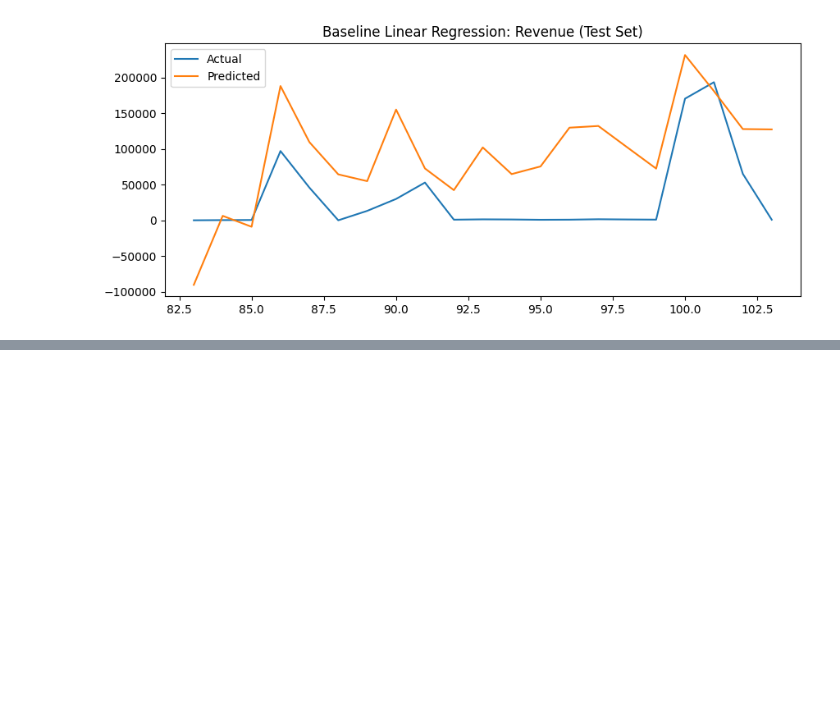
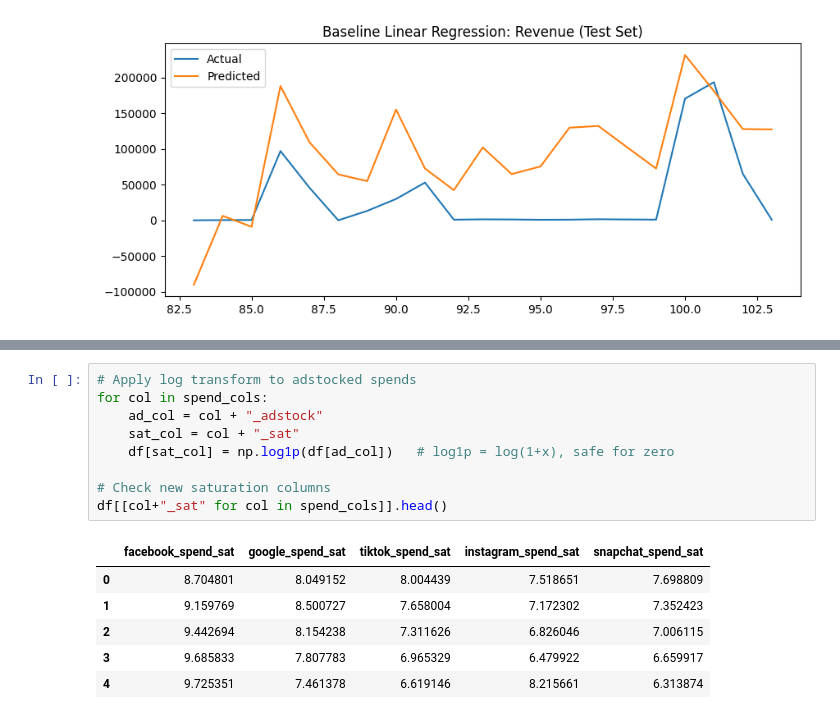
Before and after one commit to ddekshina/MMM-Assessment, a Jupyter notebook: notebooks/01_load_inspect.ipynb, the cells around one changed output, grey strips where cells are left out. Saved outputs shown, nothing was run; the diff lists cells and outputs as text; blank space fills up the shorter version.

```diff
--- a/notebooks/01_load_inspect.ipynb
+++ b/notebooks/01_load_inspect.ipynb
@@ -141,0 +174,16 @@ Test R²: -1.13
+# %%
+# Apply log transform to adstocked spends
+for col in spend_cols:
+    ad_col = col + "_adstock"
+    sat_col = col + "_sat"
+    df[sat_col] = np.log1p(df[ad_col])   # log1p = log(1+x), safe for zero
+
+# Check new saturation columns
+df[[col+"_sat" for col in spend_cols]].head()
+# %% [output]
+|  | facebook_spend_sat | google_spend_sat | tiktok_spend_sat | instagram_spend_sat | snapchat_spend_sat |
+| 0 | 8.704801 | 8.049152 | 8.004439 | 7.518651 | 7.698809 |
+| 1 | 9.159769 | 8.500727 | 7.658004 | 7.172302 | 7.352423 |
+| 2 | 9.442694 | 8.154238 | 7.311626 | 6.826046 | 7.006115 |
+| 3 | 9.685833 | 7.807783 | 6.965329 | 6.479922 | 6.659917 |
+| 4 | 9.725351 | 7.461378 | 6.619146 | 8.215661 | 6.313874 |
```
Also changed, not shown: parts of 2 cells of this notebook.
